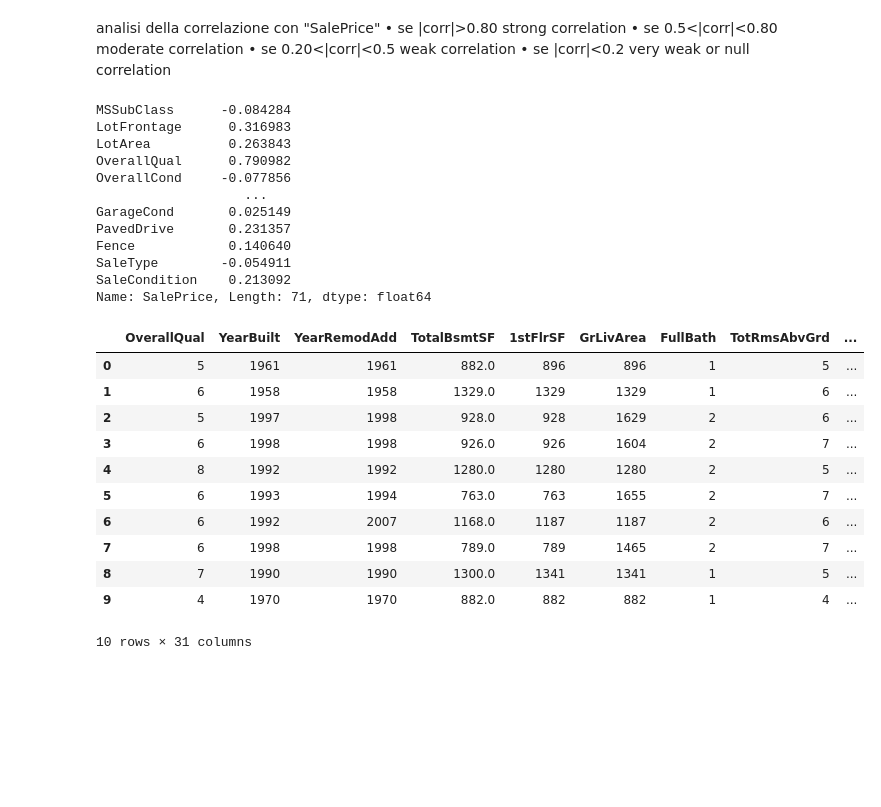
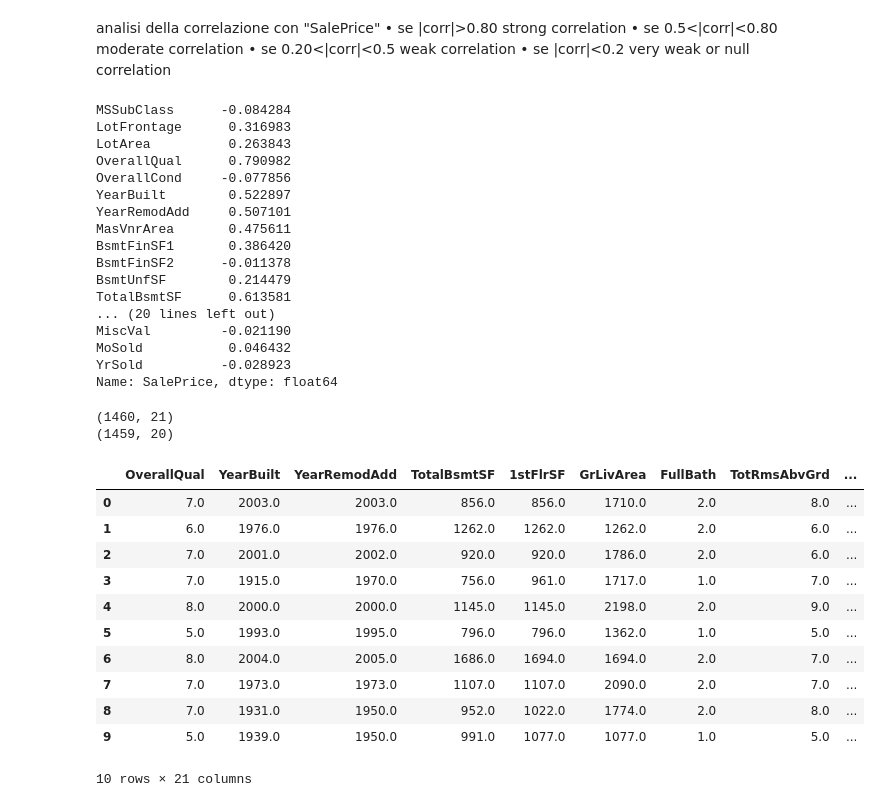
Before and after one commit to chiacchius/ML_House_prices, a Jupyter notebook: MLnotebook.ipynb, the cells around one changed output. Drawn from its saved outputs; the diff is of its cells as text; code cells hidden in the pictures; blank space fills up the shorter version.

```diff
--- a/MLnotebook.ipynb
+++ b/MLnotebook.ipynb
@@ -288,7 +260,10 @@ trainset.head(10)
 gestione dei nan: utilizzo di knn
 # %%
 #nan management
-trainset.isna().sum()
+trainset_num.isna().sum()
 #use knn
 imputer = KNNImputer(n_neighbors=1, weights="uniform")
-trainset[:] = imputer.fit_transform(trainset)
+trainset_num_imputed = trainset_num
+testset_num_imputed = testset_num
+trainset_num_imputed[:] = imputer.fit_transform(trainset_num)
+testset_num_imputed[:] = imputer.fit_transform(testset_num)
@@ -311,8 +287,9 @@ trainset.head(10)
 # %% [markdown]
 correlazione
 # %%
-trainset =pd.concat([trainset, target], axis="columns")
-correlation_matrix = trainset.corr()
+trainset_num_conc =pd.concat([trainset_num_imputed, target], axis="columns")
+correlation_matrix = trainset_num_conc.corr()
+
 plt.figure(figsize=(15, 16), dpi=160)
 #sns.heatmap(correlation_matrix, cmap="bwr")
 cmap = cmap=sns.diverging_palette(5, 250, as_cmap=True)
@@ -344,7 +338,7 @@ analisi della correlazione con "SalePrice"
 • se 0.20<|corr|<0.5 weak correlation
 • se |corr|<0.2 very weak or null correlation
 # %%
-target_correlation = trainset.corr()[target.name][:-1]
+target_correlation = trainset_num_conc.corr()[target.name][:-1]
 target_correlation
 # %% [output]
 MSSubClass      -0.084284
@@ -352,13 +346,18 @@ LotFrontage      0.316983
 LotArea          0.263843
 OverallQual      0.790982
 OverallCond     -0.077856
-                   ...
-GarageCond       0.025149
-PavedDrive       0.231357
-Fence            0.140640
-SaleType        -0.054911
-SaleCondition    0.213092
-Name: SalePrice, Length: 71, dtype: float64
+YearBuilt        0.522897
+YearRemodAdd     0.507101
+MasVnrArea       0.475611
+BsmtFinSF1       0.386420
+BsmtFinSF2      -0.011378
+BsmtUnfSF        0.214479
+TotalBsmtSF      0.613581
+... (20 lines left out)
+MiscVal         -0.021190
+MoSold           0.046432
+YrSold          -0.028923
+Name: SalePrice, dtype: float64
 # %%
 #find features with a very weak correlations
 very_weak_corr = target_correlation[abs(target_correlation)<0.25].sort_values(ascending=False)
@@ -382,18 +381,25 @@ strong_corr_list = target_correlation[(abs(target_correlation)>=0.75)].index.tol
 #print(strong_corr)
 # %%
 #trainset and testset with only correlated feature
-trainset = trainset.loc[:, strong_corr_list + moderate_corr_list + weak_corr_list + [target.name]]
-testset = testset.loc[:, strong_corr_list + moderate_corr_list + weak_corr_list]
+trainset_num_corr = trainset_num_conc.loc[:, strong_corr_list + moderate_corr_list + weak_corr_list + [target.name]]
+testset_num_corr = testset_num_imputed.loc[:, strong_corr_list + moderate_corr_list + weak_corr_list]
+
+print(trainset_num_corr.shape)
+print(testset_num_corr.shape)
+
+trainset_num_corr.head(10)
 # %% [output]
+(1460, 21)
+(1459, 20)
 |  | OverallQual | YearBuilt | YearRemodAdd | TotalBsmtSF | 1stFlrSF | GrLivArea | FullBath | TotRmsAbvGrd | ... |
-| 0 | 5 | 1961 | 1961 | 882.0 | 896 | 896 | 1 | 5 | ... |
-| 1 | 6 | 1958 | 1958 | 1329.0 | 1329 | 1329 | 1 | 6 | ... |
-| 2 | 5 | 1997 | 1998 | 928.0 | 928 | 1629 | 2 | 6 | ... |
-| 3 | 6 | 1998 | 1998 | 926.0 | 926 | 1604 | 2 | 7 | ... |
-| 4 | 8 | 1992 | 1992 | 1280.0 | 1280 | 1280 | 2 | 5 | ... |
-| 5 | 6 | 1993 | 1994 | 763.0 | 763 | 1655 | 2 | 7 | ... |
-| 6 | 6 | 1992 | 2007 | 1168.0 | 1187 | 1187 | 2 | 6 | ... |
-| 7 | 6 | 1998 | 1998 | 789.0 | 789 | 1465 | 2 | 7 | ... |
-| 8 | 7 | 1990 | 1990 | 1300.0 | 1341 | 1341 | 1 | 5 | ... |
-| 9 | 4 | 1970 | 1970 | 882.0 | 882 | 882 | 1 | 4 | ... |
+| 0 | 7.0 | 2003.0 | 2003.0 | 856.0 | 856.0 | 1710.0 | 2.0 | 8.0 | ... |
+| 1 | 6.0 | 1976.0 | 1976.0 | 1262.0 | 1262.0 | 1262.0 | 2.0 | 6.0 | ... |
+| 2 | 7.0 | 2001.0 | 2002.0 | 920.0 | 920.0 | 1786.0 | 2.0 | 6.0 | ... |
+| 3 | 7.0 | 1915.0 | 1970.0 | 756.0 | 961.0 | 1717.0 | 1.0 | 7.0 | ... |
+| 4 | 8.0 | 2000.0 | 2000.0 | 1145.0 | 1145.0 | 2198.0 | 2.0 | 9.0 | ... |
+| 5 | 5.0 | 1993.0 | 1995.0 | 796.0 | 796.0 | 1362.0 | 1.0 | 5.0 | ... |
+| 6 | 8.0 | 2004.0 | 2005.0 | 1686.0 | 1694.0 | 1694.0 | 2.0 | 7.0 | ... |
+| 7 | 7.0 | 1973.0 | 1973.0 | 1107.0 | 1107.0 | 2090.0 | 2.0 | 7.0 | ... |
+| 8 | 7.0 | 1931.0 | 1950.0 | 952.0 | 1022.0 | 1774.0 | 2.0 | 8.0 | ... |
+| 9 | 5.0 | 1939.0 | 1950.0 | 991.0 | 1077.0 | 1077.0 | 1.0 | 5.0 | ... |
-10 rows × 31 columns
+10 rows × 21 columns
```
Also changed, not shown: parts of 7 cells of this notebook.
